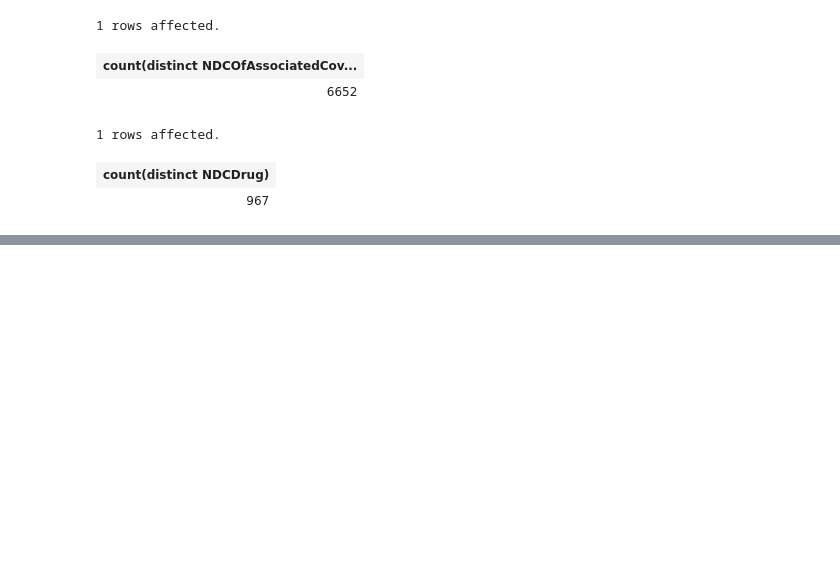
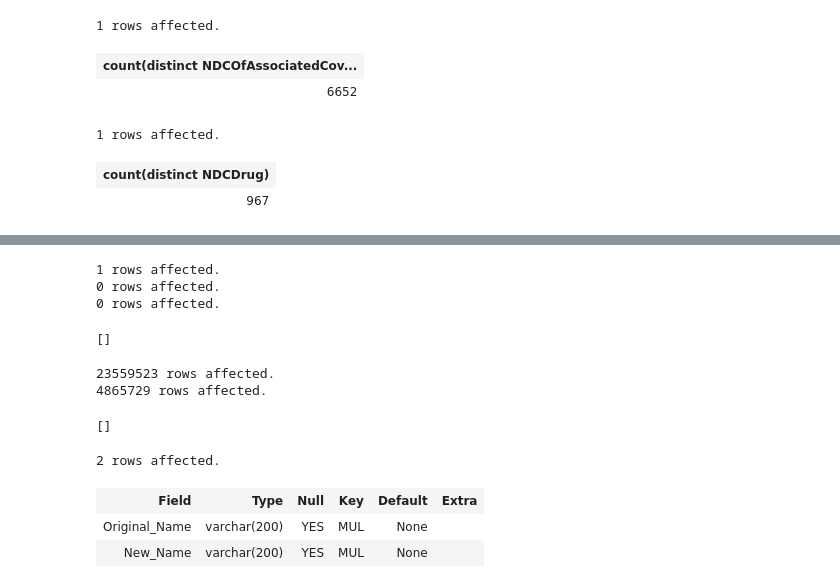
Before and after one commit to mmarks13/w209-final, a Jupyter notebook: notebooks/Struong_160404_OPJoin.ipynb, the cells around one changed output, grey strips where cells are left out. Drawn from its saved outputs; the diff is of its cells as text; code cells hidden in the pictures; blank space fills up the shorter version.

```diff
--- a/notebooks/Struong_160404_OPJoin.ipynb
+++ b/notebooks/Struong_160404_OPJoin.ipynb
@@ -614,0 +620,26 @@ select count(distinct NDCDrug)  from PartDPrescriberDrugData_Aggregated ;
+# %%
+%%sql
+select * from tbl_Drug_Match limit 1;
+create index ori on tbl_Drug_Match(Original_Name);
+create index new on tbl_Drug_Match(New_Name);
+# %% [output]
+1 rows affected.
+0 rows affected.
+0 rows affected.
+[]
+# %%
+%%sql
+alter table PartDPrescriberDrugData_Aggregated modify column drugNorm2 varchar(200);
+alter table PaymentDetailGeneralALL_Aggregated modify column drugNorm2 varchar(200);
+# %% [output]
+23559523 rows affected.
+4865729 rows affected.
+[]
+# %%
+%%sql
+show columns from tbl_Drug_Match;
+# %% [output]
+2 rows affected.
+| Field | Type | Null | Key | Default | Extra |
+| Original_Name | varchar(200) | YES | MUL | None |  |
+| New_Name | varchar(200) | YES | MUL | None |  |
```
Also changed, not shown: parts of 13 cells of this notebook, 12 other files.
